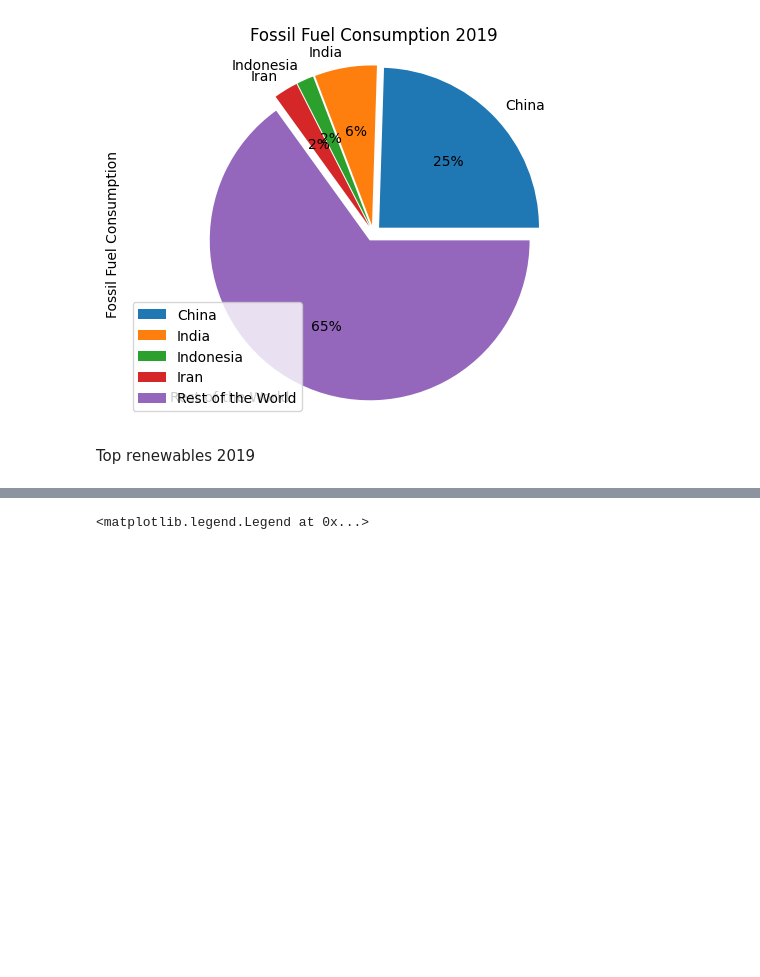
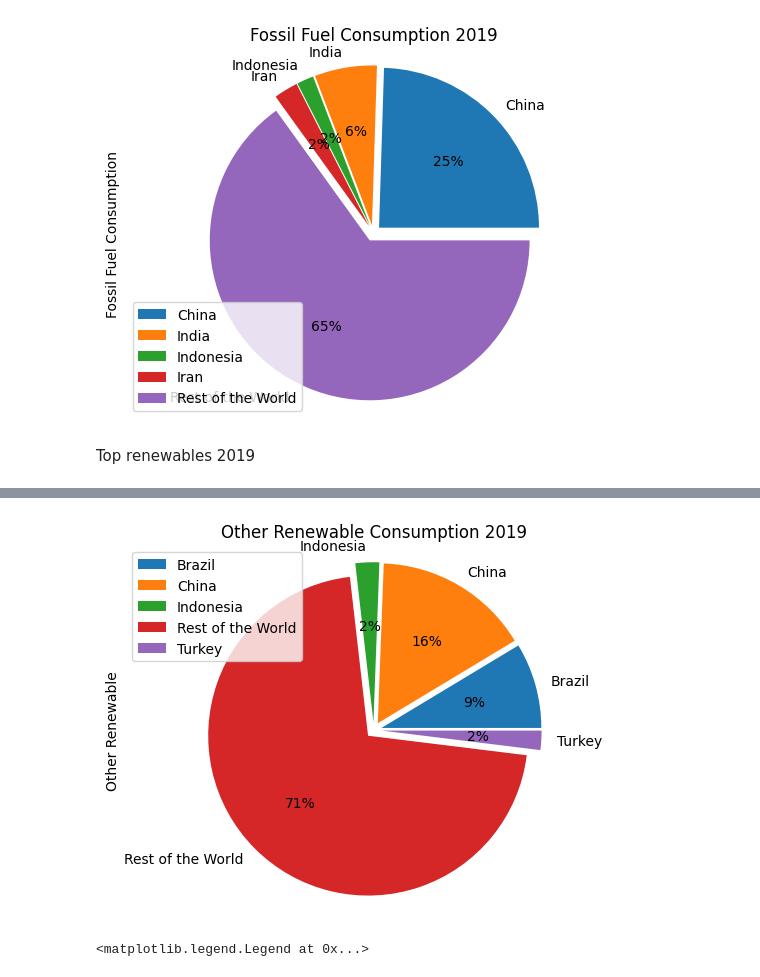
Before and after one commit to Brandon2589/DMPLearning2022, a Jupyter notebook: DMP_Learning2022_Brandon.ipynb, the cells around one changed output, grey strips where cells are left out. Cells and saved outputs as stored; diff of their text form; code cells hidden in the pictures; blank space fills up the shorter version.

```diff
--- a/DMP_Learning2022_Brandon.ipynb
+++ b/DMP_Learning2022_Brandon.ipynb
@@ -465,3 +483,23 @@ plt.show()
+# %%
+# Add Top Low Carbon  and subtract World
+df = pd.DataFrame({
+    'country': ['China', 'Brazil', 'Indonesia', 'Turkey','Rest of the World'],
+    'Other Renewable': [254.629	, 139.298, 38.882, 31.474	,  1149.744]})
+
+#importing matplotlib module
+import matplotlib.pyplot as plt
+
+# Define the ratio of gap of each fragment in a tuple
+explode = (0.05, 0.05, 0.05, 0.05, 0.05)
+
+# Plotting the pie chart for above dataframe
+df.groupby(['country']).sum().plot(kind='pie', y='Other Renewable',autopct='%1.0f%%',title='Other Renewable Consumption 2019', explode = explode)
+
+plt.axis('equal')
+plt.show()
+plt.show()
+# %% [output]
+[figure, added]
 # %%
 Energy_consumption_by_country_year_group.drop(Energy_consumption_by_country_year_group.tail(1).index,
         inplace = True)
```
Also changed, not shown: parts of 32 cells of this notebook.
